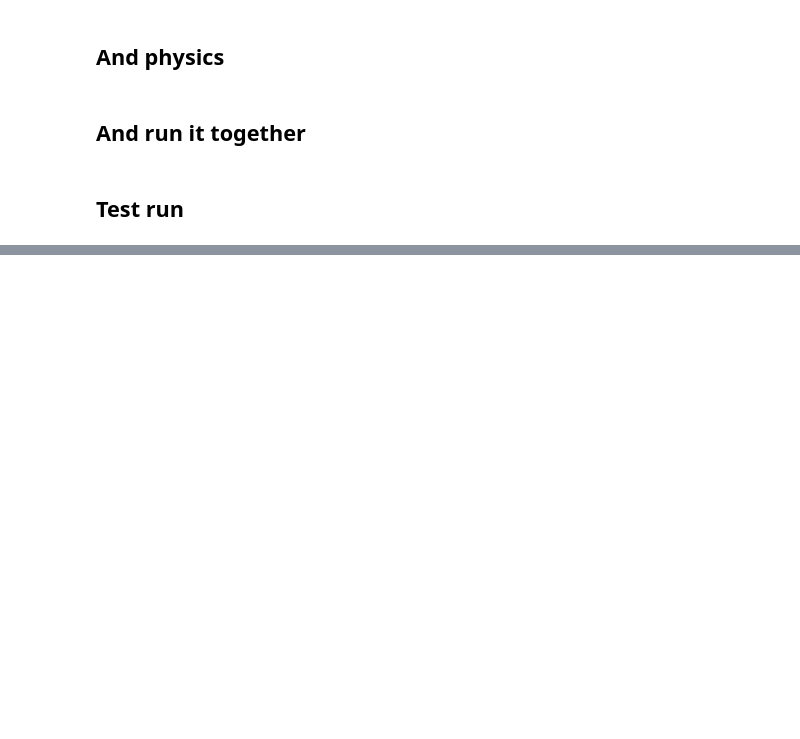
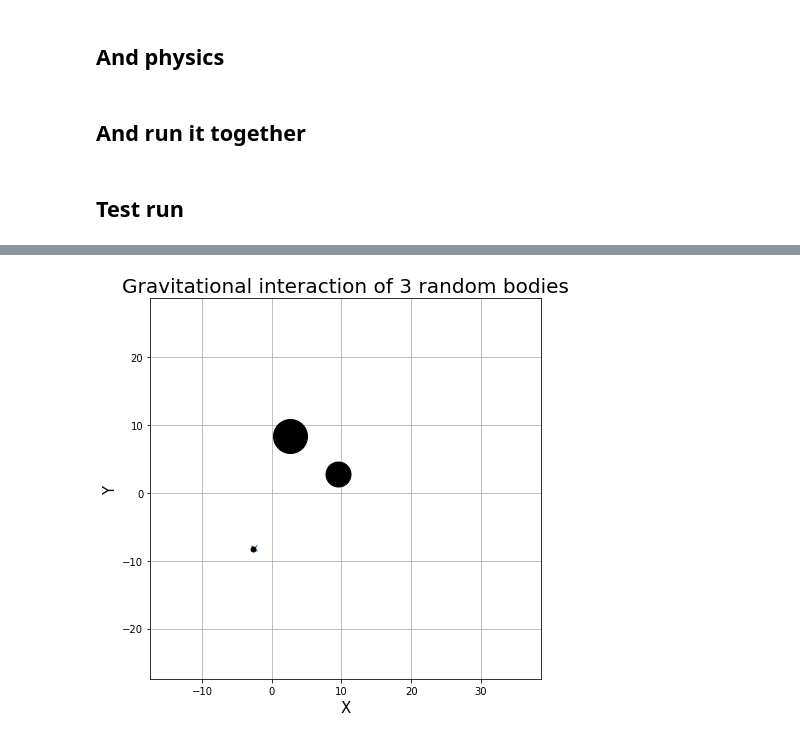
Before and after one commit to robolamp/3_body_problem_bot, a Jupyter notebook: 3_body_problem_physics_proof_of_concept.ipynb, the cells around one changed output, grey strips where cells are left out. Drawn from its saved outputs; the diff is of its cells as text; code cells hidden in the pictures; blank space fills up the shorter version.

```diff
--- a/3_body_problem_physics_proof_of_concept.ipynb
+++ b/3_body_problem_physics_proof_of_concept.ipynb
@@ -112,0 +183,4 @@ plt.grid()
+# %%
+a = draw_animation(t0, t1, t2, b0, b1, b2)
+# %% [output]
+[figure, added]
```
Also changed, not shown: parts of 7 cells of this notebook.
